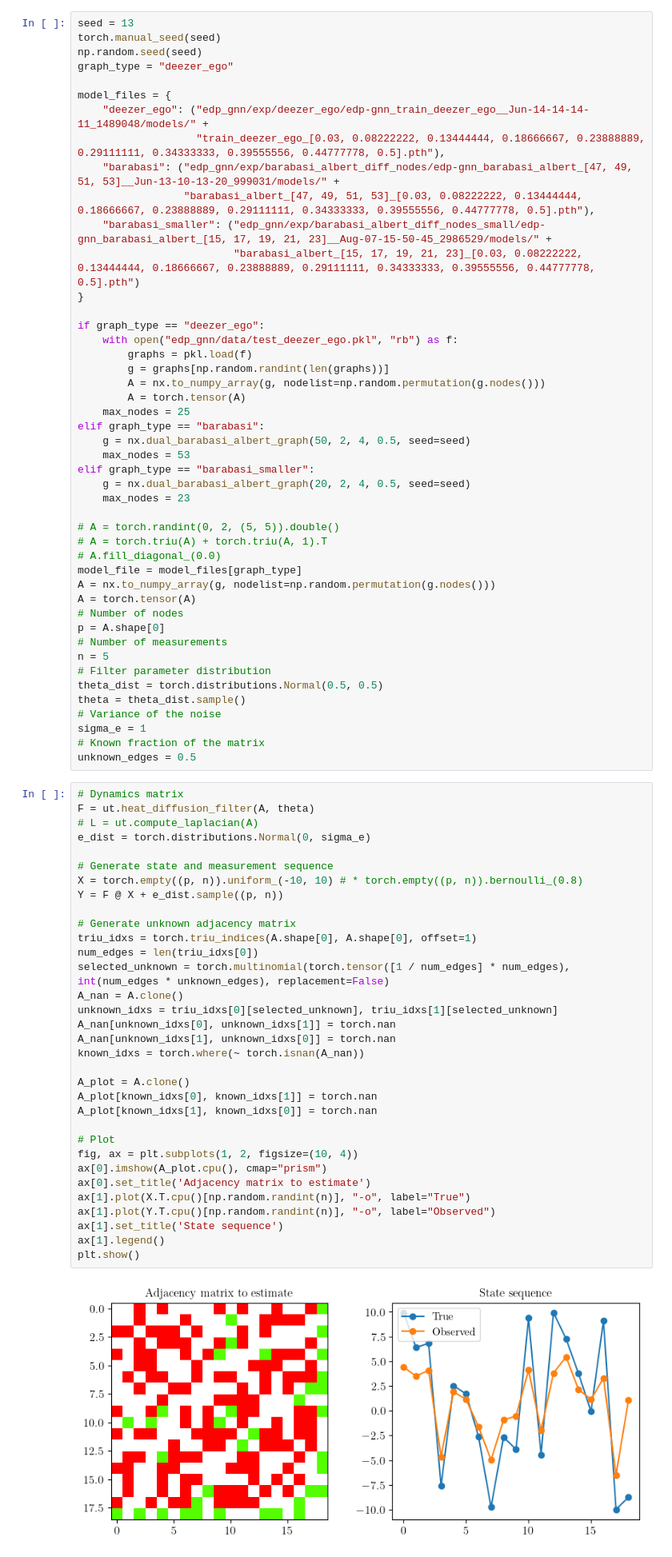
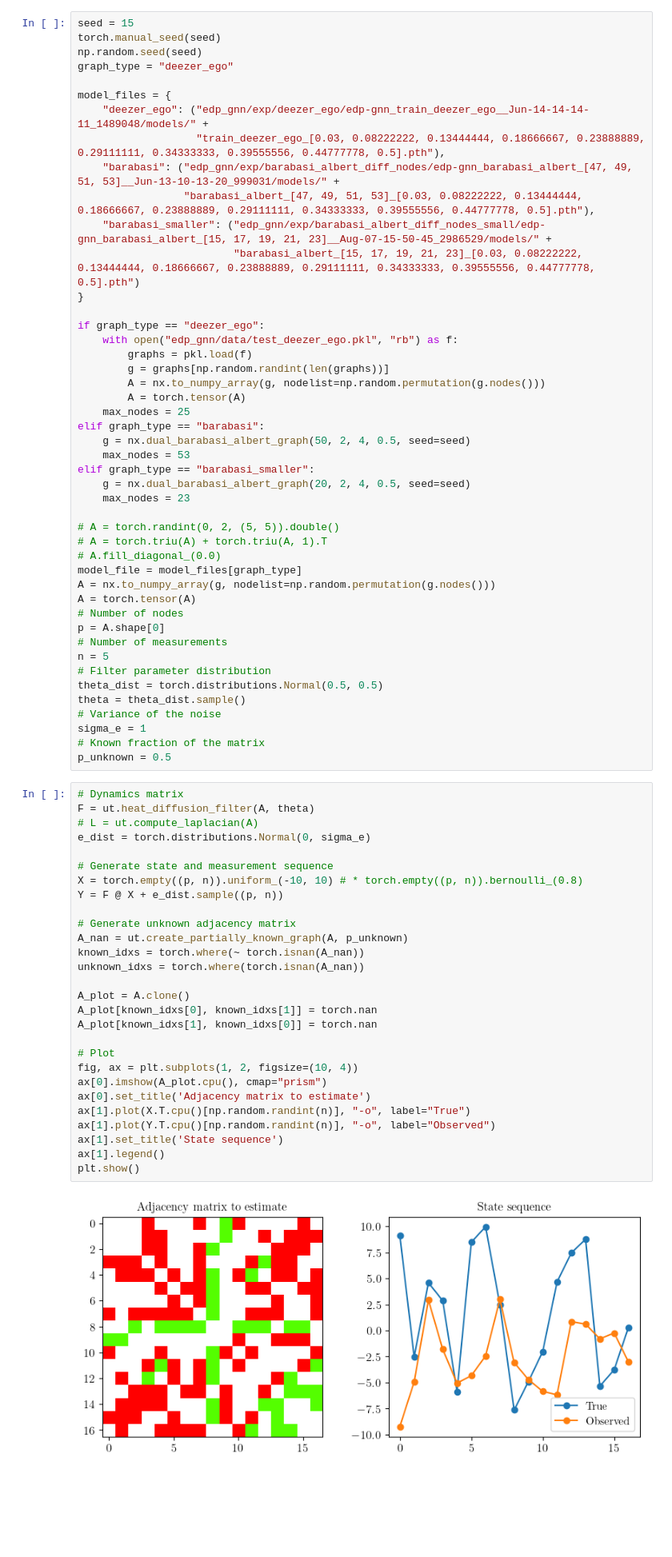
Before and after one commit to Tenceto/inference_langevin, a Jupyter notebook: notebooks/simulations.ipynb, the cells around one changed output. Shown: that part at 80% size. Cells and saved outputs as stored; diff of their text form; blank space fills up the shorter version.

```diff
--- a/notebooks/simulations.ipynb
+++ b/notebooks/simulations.ipynb
@@ -45,7 +40,7 @@ The autoreload extension is already loaded. To reload it, use:
 # %% [markdown]
 ### Data creation
 # %%
-seed = 13
+seed = 15
 torch.manual_seed(seed)
 np.random.seed(seed)
 graph_type = "deezer_ego"
@@ -89,42 +84,37 @@ theta = theta_dist.sample()
 # Variance of the noise
 sigma_e = 1
 # Known fraction of the matrix
-unknown_edges = 0.5
+p_unknown = 0.5
 # %%
 # Dynamics matrix
 F = ut.heat_diffusion_filter(A, theta)
 # L = ut.compute_laplacian(A)
 e_dist = torch.distributions.Normal(0, sigma_e)
 
 # Generate state and measurement sequence
 X = torch.empty((p, n)).uniform_(-10, 10) # * torch.empty((p, n)).bernoulli_(0.8)
 Y = F @ X + e_dist.sample((p, n))
 
 # Generate unknown adjacency matrix
-triu_idxs = torch.triu_indices(A.shape[0], A.shape[0], offset=1)
-num_edges = len(triu_idxs[0])
-selected_unknown = torch.multinomial(torch.tensor([1 / num_edges] * num_edges), int(num_edges * unknown_edges), replacement=False)
-A_nan = A.clone()
-unknown_idxs = triu_idxs[0][selected_unknown], triu_idxs[1][selected_unknown]
-A_nan[unknown_idxs[0], unknown_idxs[1]] = torch.nan
-A_nan[unknown_idxs[1], unknown_idxs[0]] = torch.nan
+A_nan = ut.create_partially_known_graph(A, p_unknown)
 known_idxs = torch.where(~ torch.isnan(A_nan))
+unknown_idxs = torch.where(torch.isnan(A_nan))
 
 A_plot = A.clone()
 A_plot[known_idxs[0], known_idxs[1]] = torch.nan
 A_plot[known_idxs[1], known_idxs[0]] = torch.nan
 
 # Plot
 fig, ax = plt.subplots(1, 2, figsize=(10, 4))
 ax[0].imshow(A_plot.cpu(), cmap="prism")
 ax[0].set_title('Adjacency matrix to estimate')
 ax[1].plot(X.T.cpu()[np.random.randint(n)], "-o", label="True")
 ax[1].plot(Y.T.cpu()[np.random.randint(n)], "-o", label="Observed")
 ax[1].set_title('State sequence')
 ax[1].legend()
 plt.show()
 # %% [output]
-[figure, old version]
+[figure, new version]
 # %% [markdown]
 ### KLF
 # %%
```
Also changed, not shown: parts of 3 cells of this notebook, 1 other file.
